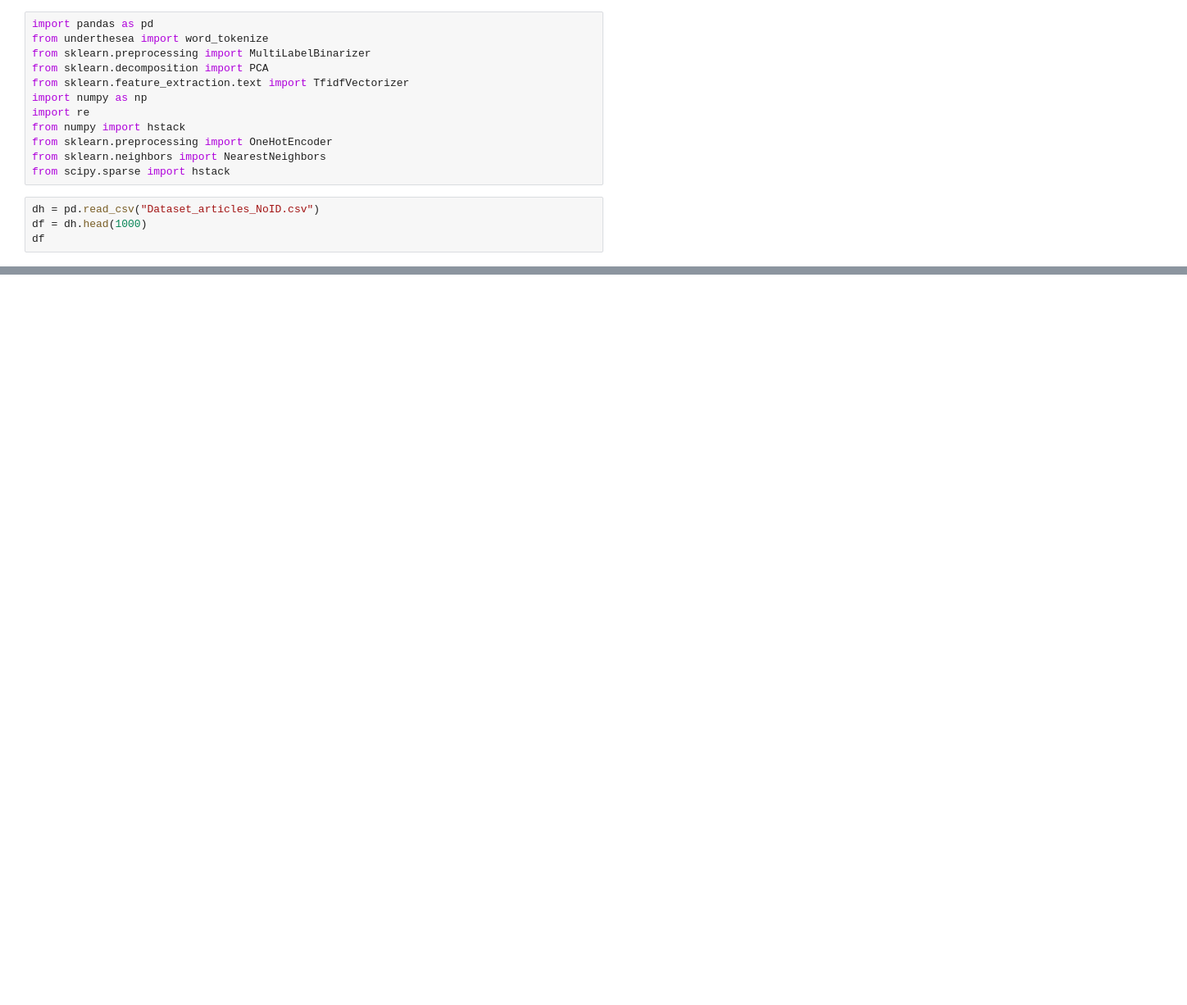
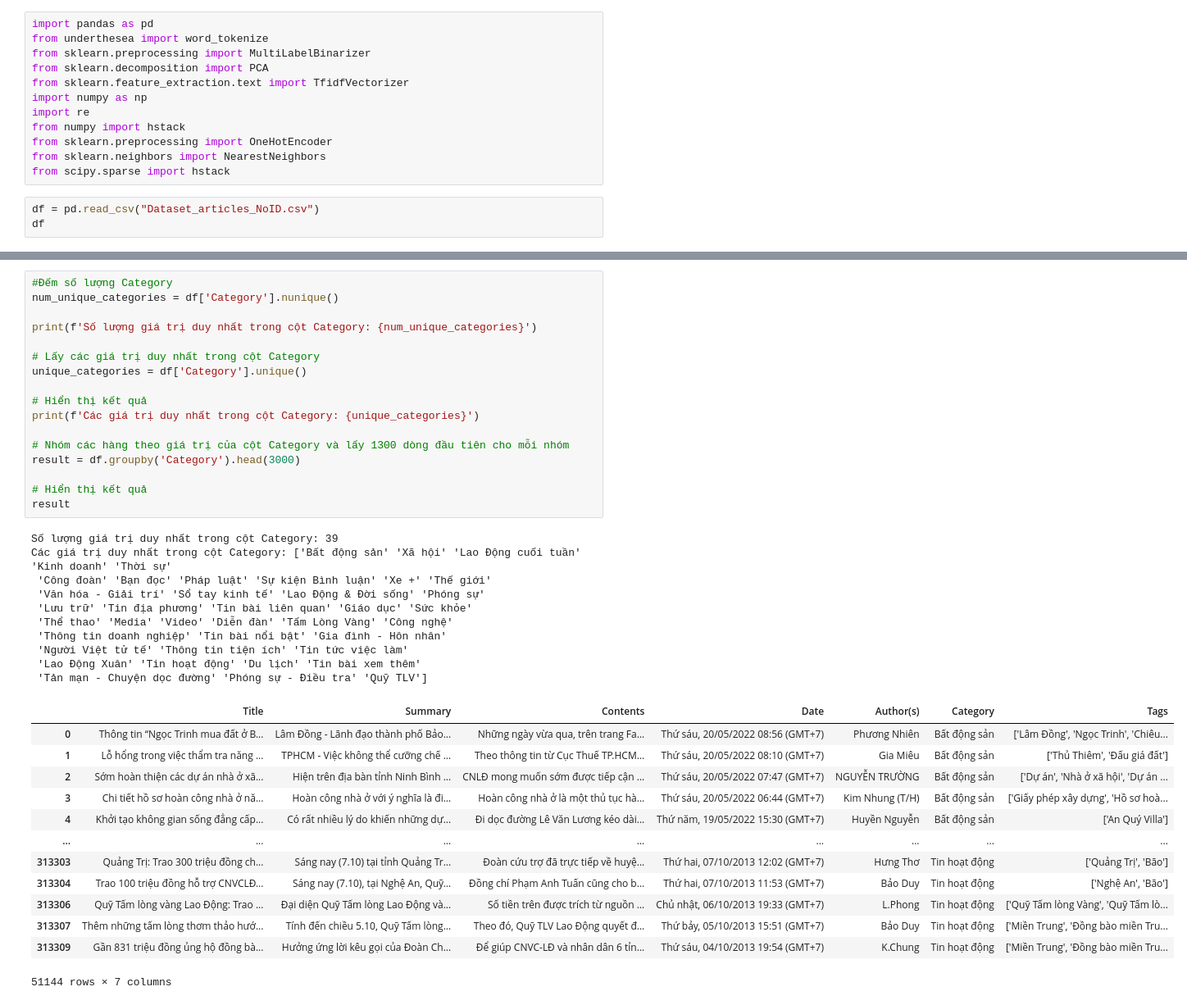
Before and after one commit to vothanhdo2001/newspaper_RS, a Jupyter notebook: LamSachData.ipynb, the cells around one changed output, grey strips where cells are left out. Shown: that part at 82% size. Drawn from its saved outputs; the diff is of its cells as text; blank space fills up the shorter version.

```diff
--- a/LamSachData.ipynb
+++ b/LamSachData.ipynb
@@ -11,8 +11,7 @@ from sklearn.preprocessing import OneHotEncoder
 from sklearn.neighbors import NearestNeighbors
 from scipy.sparse import hstack
 # %%
-dh = pd.read_csv("Dataset_articles_NoID.csv")
-df = dh.head(1000)
+df = pd.read_csv("Dataset_articles_NoID.csv")
 df
 # %% [output]
 |  | URL | Title | Summary | Contents | Date | Author(s) | Category | Tags |
@@ -49,3 +51,44 @@ df
+# %%
+#Đếm số lượng Category
+num_unique_categories = df['Category'].nunique()
+
+print(f'Số lượng giá trị duy nhất trong cột Category: {num_unique_categories}')
+
+# Lấy các giá trị duy nhất trong cột Category
+unique_categories = df['Category'].unique()
+
+# Hiển thị kết quả
+print(f'Các giá trị duy nhất trong cột Category: {unique_categories}')
+
+# Nhóm các hàng theo giá trị của cột Category và lấy 1300 dòng đầu tiên cho mỗi nhóm
+result = df.groupby('Category').head(3000)
+
+# Hiển thị kết quả
+result
+# %% [output]
+Số lượng giá trị duy nhất trong cột Category: 39
+Các giá trị duy nhất trong cột Category: ['Bất động sản' 'Xã hội' 'Lao Động cuối tuần' 'Kinh doanh' 'Thời sự'
+ 'Công đoàn' 'Bạn đọc' 'Pháp luật' 'Sự kiện Bình luận' 'Xe +' 'Thế giới'
+ 'Văn hóa - Giải trí' 'Sổ tay kinh tế' 'Lao Động & Đời sống' 'Phóng sự'
+ 'Lưu trữ' 'Tin địa phương' 'Tin bài liên quan' 'Giáo dục' 'Sức khỏe'
+ 'Thể thao' 'Media' 'Video' 'Diễn đàn' 'Tấm Lòng Vàng' 'Công nghệ'
+ 'Thông tin doanh nghiệp' 'Tin bài nổi bật' 'Gia đình - Hôn nhân'
+ 'Người Việt tử tế' 'Thông tin tiện ích' 'Tin tức việc làm'
+ 'Lao Động Xuân' 'Tin hoạt động' 'Du lịch' 'Tin bài xem thêm'
+ 'Tản mạn - Chuyện dọc đường' 'Phóng sự - Điều tra' 'Quỹ TLV']
+|  | Title | Summary | Contents | Date | Author(s) | Category | Tags |
+| 0 | Thông tin “Ngọc Trinh mua đất ở B... | Lâm Đồng - Lãnh đạo thành phố Bảo... | Những ngày vừa qua, trên trang Fa... | Thứ sáu, 20/05/2022 08:56 (GMT+7) | Phương Nhiên | Bất động sản | ['Lâm Đồng', 'Ngọc Trinh', 'Chiêu... |
+| 1 | Lỗ hổng trong việc thẩm tra năng ... | TPHCM - Việc không thể cưỡng chế ... | Theo thông tin từ Cục Thuế TP.HCM... | Thứ sáu, 20/05/2022 08:10 (GMT+7) | Gia Miêu | Bất động sản | ['Thủ Thiêm', 'Đấu giá đất'] |
+| 2 | Sớm hoàn thiện các dự án nhà ở xã... | Hiện trên địa bàn tỉnh Ninh Bình ... | CNLĐ mong muốn sớm được tiếp cận ... | Thứ sáu, 20/05/2022 07:47 (GMT+7) | NGUYỄN TRƯỜNG | Bất động sản | ['Dự án', 'Nhà ở xã hội', 'Dự án ... |
+| 3 | Chi tiết hồ sơ hoàn công nhà ở nă... | Hoàn công nhà ở với ý nghĩa là đi... | Hoàn công nhà ở là một thủ tục hà... | Thứ sáu, 20/05/2022 06:44 (GMT+7) | Kim Nhung (T/H) | Bất động sản | ['Giấy phép xây dựng', 'Hồ sơ hoà... |
+| 4 | Khởi tạo không gian sống đẳng cấp... | Có rất nhiều lý do khiến những dự... | Đi dọc đường Lê Văn Lương kéo dài... | Thứ năm, 19/05/2022 15:30 (GMT+7) | Huyền Nguyễn | Bất động sản | ['An Quý Villa'] |
+| ... | ... | ... | ... | ... | ... | ... | ... |
+| 313303 | Quảng Trị: Trao 300 triệu đồng ch... | Sáng nay (7.10) tại tỉnh Quảng Tr... | Đoàn cứu trợ đã trực tiếp về huyệ... | Thứ hai, 07/10/2013 12:02 (GMT+7) | Hưng Thơ | Tin hoạt động | ['Quảng Trị', 'Bão'] |
+| 313304 | Trao 100 triệu đồng hỗ trợ CNVCLĐ... | Sáng nay (7.10), tại Nghệ An, Quỹ... | Đồng chí Phạm Anh Tuấn cũng cho b... | Thứ hai, 07/10/2013 11:53 (GMT+7) | Bảo Duy | Tin hoạt động | ['Nghệ An', 'Bão'] |
+| 313306 | Quỹ Tấm lòng vàng Lao Động: Trao ... | Đại diện Quỹ Tấm lòng Lao Động và... | Số tiền trên được trích từ nguồn ... | Chủ nhật, 06/10/2013 19:33 (GMT+7) | L.Phong | Tin hoạt động | ['Quỹ Tấm lòng Vàng', 'Quỹ Tấm lò... |
+| 313307 | Thêm những tấm lòng thơm thảo hướ... | Tính đến chiều 5.10, Quỹ Tấm lòng... | Theo đó, Quỹ TLV Lao Động quyết đ... | Thứ bảy, 05/10/2013 15:51 (GMT+7) | Bảo Duy | Tin hoạt động | ['Miền Trung', 'Đồng bào miền Tru... |
+| 313309 | Gần 831 triệu đồng ủng hộ đồng bà... | Hưởng ứng lời kêu gọi của Đoàn Ch... | Để giúp CNVC-LĐ và nhân dân 6 tỉn... | Thứ sáu, 04/10/2013 19:54 (GMT+7) | K.Chung | Tin hoạt động | ['Miền Trung', 'Đồng bào miền Tru... |
+51144 rows × 7 columns
 # %%
 #Viết hoa cột Author(s)
 df.loc[:, "Author(s)"] = df["Author(s)"].str.upper()
```
Also changed, not shown: parts of 32 cells of this notebook, 10 other files.
